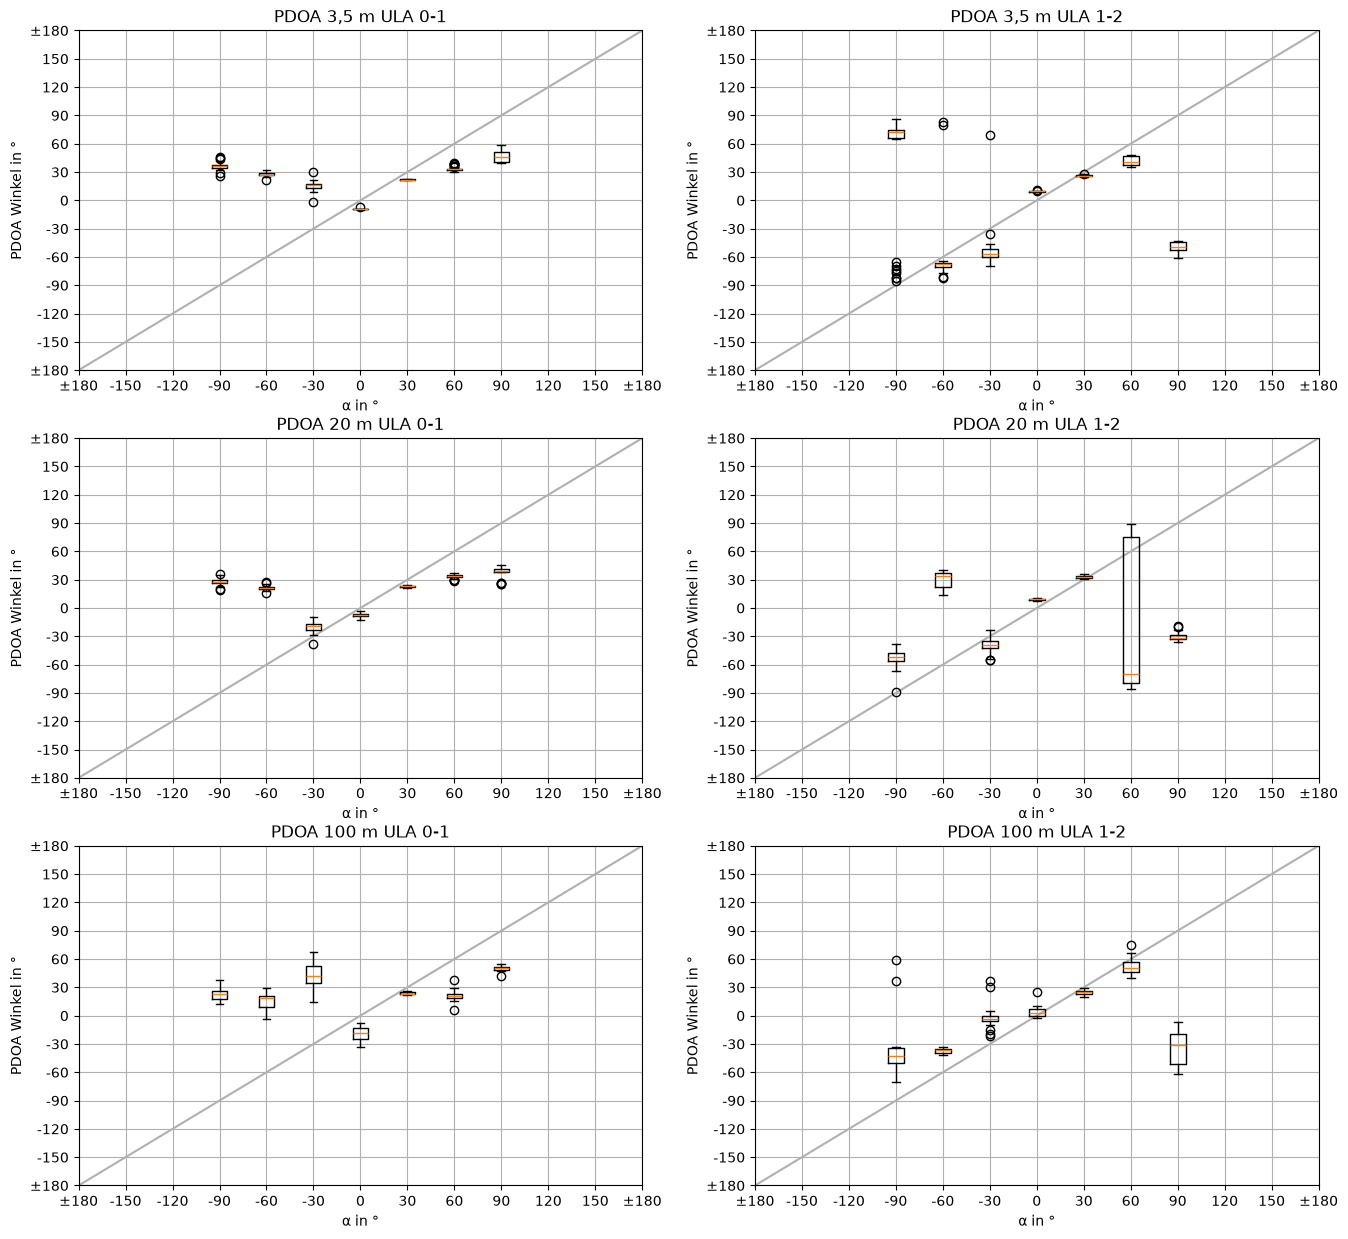
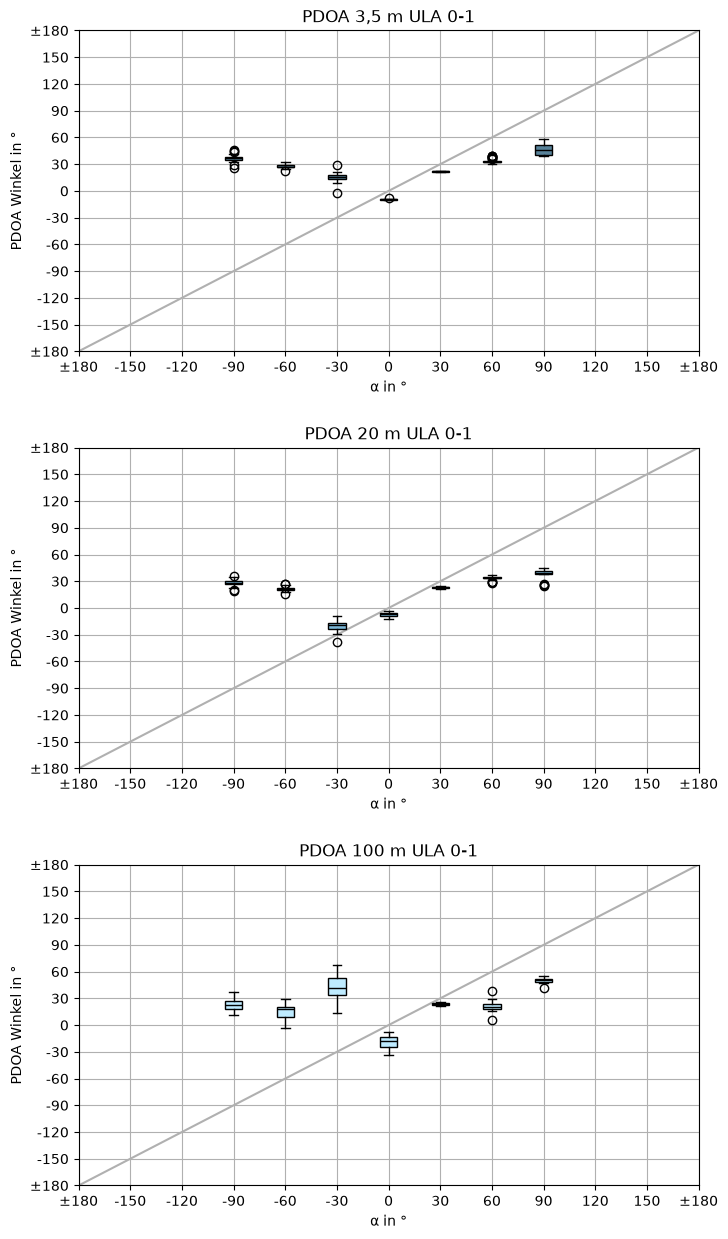
The notebook cell's code change between the first figure and the second:
--- before
+++ after
@@ -1,14 +1,15 @@
 # Boxplots
 
-angles180 = np.arange(-180, 181, 30)
-ucaRange01 = { -30, 0, 30, 60, 90, 120, 150}
-ucaRange12 = ({-180, -150, -120, -90}, {90, 120, 150, 180})
-ucaRange02 = {-150, -120, -90, -60, -30, 0, 30}
+ula01_fig, ula01_axs = subplots(nrows=3)
+ula12_fig, ula12_axs = subplots(nrows=3)
+uca_fig, uca_axs = subplots(nrows=3)
 
-ula_fig, ula_axs = subplots(nrows=3, ncols=2)
-uca_fig, uca_axs  = subplots(nrows=3)
+figs = (ula01_fig, ula12_fig, uca_fig)
+all_axes = list(ula01_axs.flatten()) + list(ula12_axs.flatten()) + list(uca_axs.flatten())
 
-#
-for ax in list(ula_axs.flatten()) + list(uca_axs.flatten()):
+for fig in figs:
+    fig.subplots_adjust(hspace=0.3)
+
+for ax in all_axes:
     ax.set_xlabel("α in °")
     ax.set_ylabel(f"PDOA Winkel in °")
@@ -65,5 +66,7 @@
         'label': scenario.name(),
         'widths': 10,
-        # 'whis': (0, 100)
+        # 'whis': (0, 100),
+        'showfliers': True,
+        'patch_artist': True,
     }
     kwargs = {**defaults, **kwargs}
@@ -78,19 +81,26 @@
         alpha = kwargs['alpha']
         del kwargs['alpha']
-    ax.bxp(stats,            positions=alphas, showfliers=True,  **kwargs)
+    mid_patch = ax.bxp(stats,           positions=alphas, **kwargs)
     if 'label' in kwargs:
         del kwargs['label']
-    ax.bxp(lower_batch_stat, positions=alphas, showfliers=False, **kwargs)
-    ax.bxp(upper_batch_stat, positions=alphas, showfliers=False, **kwargs)
+    lo_patch = ax.bxp(lower_batch_stat, positions=alphas, **kwargs)
+    hi_patch = ax.bxp(upper_batch_stat, positions=alphas, **kwargs)
+    for patch in (mid_patch, lo_patch, hi_patch):
+        for box in patch['boxes']:
+            box.set_facecolor(color)
+            box.set_alpha(alpha)
+        for median in patch['medians']:
+            median.set_color('black')
+            # median.set_linewidth(1.5)
 
 # ULA 3.5 m
-boxplot_pdoa(ula_axs[0,0], tests[0], 'pdoa01', title="PDOA 3,5 m ULA 0-1")
-boxplot_pdoa(ula_axs[0,1], tests[0], 'pdoa12', title="PDOA 3,5 m ULA 1-2")
+boxplot_pdoa(ula01_axs[0], tests[0], 'pdoa01', title="PDOA 3,5 m ULA 0-1")
+boxplot_pdoa(ula12_axs[0], tests[0], 'pdoa12', title="PDOA 3,5 m ULA 1-2")
 # ULA 20 m
-boxplot_pdoa(ula_axs[1,0], tests[1], 'pdoa01', title="PDOA 20 m ULA 0-1")
-boxplot_pdoa(ula_axs[1,1], tests[1], 'pdoa12', title="PDOA 20 m ULA 1-2")
+boxplot_pdoa(ula01_axs[1], tests[1], 'pdoa01', title="PDOA 20 m ULA 0-1")
+boxplot_pdoa(ula12_axs[1], tests[1], 'pdoa12', title="PDOA 20 m ULA 1-2")
 # ULA 100 m
-boxplot_pdoa(ula_axs[2,0], tests[2], 'pdoa01', title="PDOA 100 m ULA 0-1")
-boxplot_pdoa(ula_axs[2,1], tests[2], 'pdoa12', title="PDOA 100 m ULA 1-2")
+boxplot_pdoa(ula01_axs[2], tests[2], 'pdoa01', title="PDOA 100 m ULA 0-1")
+boxplot_pdoa(ula12_axs[2], tests[2], 'pdoa12', title="PDOA 100 m ULA 1-2")
 # UCA
 boxplot_pdoa(uca_axs[0], tests[3], 'pdoa01', mask=ucaRange01   , alpha_shift= 60, color=uca_colors[0])
@@ -99,5 +109,5 @@
 boxplot_pdoa(uca_axs[2], tests[3], 'pdoa02', mask=ucaRange02   , alpha_shift=-60, color=uca_colors[2])
 
-for ax in list(ula_axs.flatten()) + list(uca_axs.flatten()):
+for ax in all_axes:
     make_x_angle(ax, angles180)
     make_y_angle(ax, angles180)
@@ -108,10 +118,9 @@
 
 uca_shifts = [
-    (uca_axs[0], 60),
+    (uca_axs[0],  60),
     (uca_axs[1], 180),
     (uca_axs[2], -60)
 ]
 
-print(wrap(angles180))
 for uca_ax, alpha_shift in uca_shifts:
     angles = wrap(angles180 + alpha_shift)
@@ -120,4 +129,5 @@
     uca_ax.set_yticklabels(angles)    
 
-ula_fig.savefig("plots/PDOA_ULA_Boxplot.pdf", bbox_inches='tight')
+ula01_fig.savefig("plots/PDOA_ULA01_Boxplot.pdf", bbox_inches='tight')
+ula12_fig.savefig("plots/PDOA_ULA12_Boxplot.pdf", bbox_inches='tight')
 uca_fig.savefig("plots/PDOA_UCA_Boxplot.pdf", bbox_inches='tight')

Commit: pdoa rmse und farben angepasst